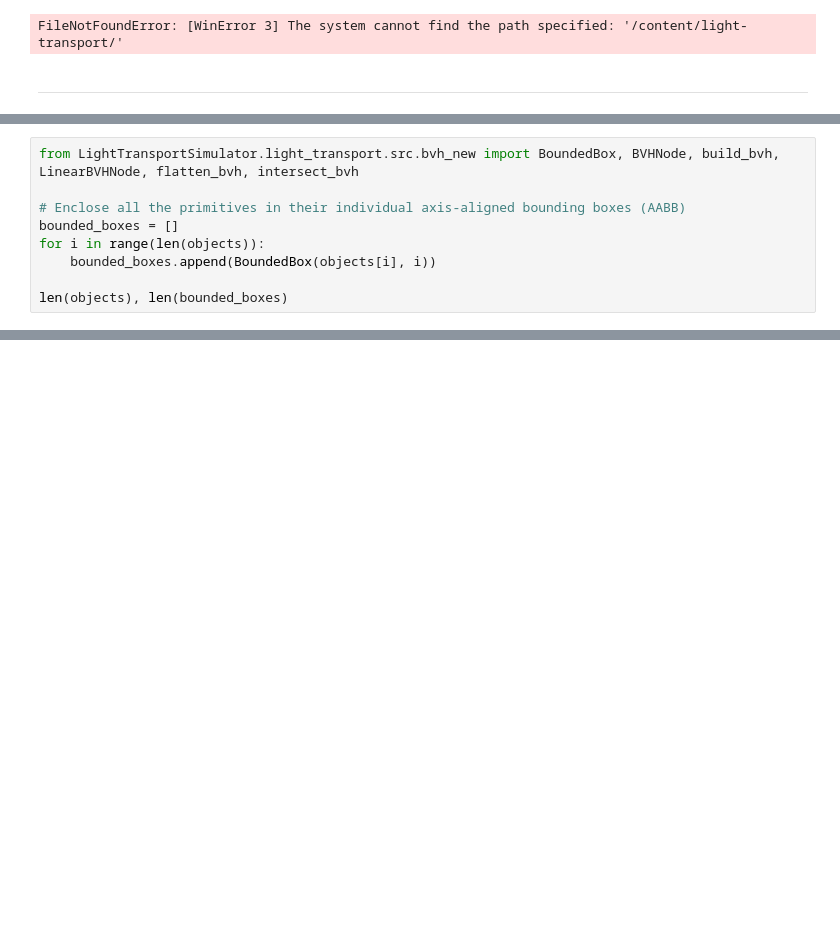
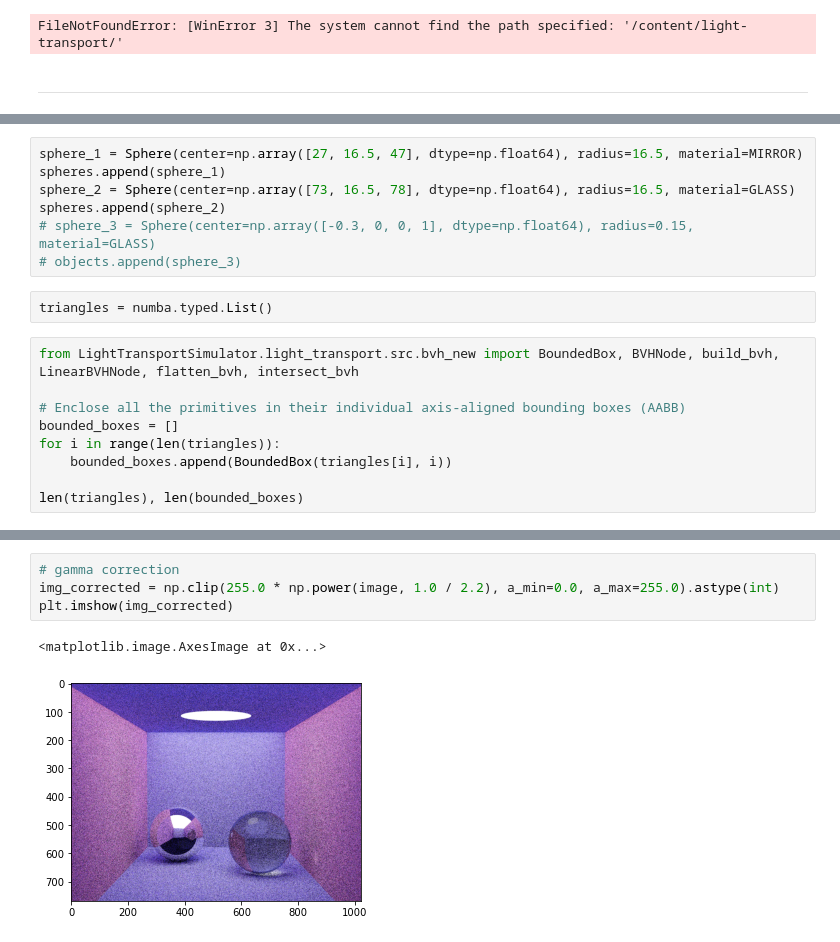
Before and after one commit to zhouyifan233/light-transport, a Jupyter notebook: LightTransportSimulator/light_transport/examples/LTS.ipynb, the cells around one changed output, grey strips where cells are left out. Saved outputs shown, nothing was run; the diff lists cells and outputs as text; blank space fills up the shorter version.

Commit message:
Changes for spheres, triangles and caustics

```diff
--- a/LightTransportSimulator/light_transport/examples/LTS.ipynb
+++ b/LightTransportSimulator/light_transport/examples/LTS.ipynb
@@ -164,10 +174,19 @@ scene = Scene(camera=camera, lights=light_sources, width=width, height=height, m
+# %%
+sphere_1 = Sphere(center=np.array([27, 16.5, 47], dtype=np.float64), radius=16.5, material=MIRROR)
+spheres.append(sphere_1)
+sphere_2 = Sphere(center=np.array([73, 16.5, 78], dtype=np.float64), radius=16.5, material=GLASS)
+spheres.append(sphere_2)
+# sphere_3 = Sphere(center=np.array([-0.3, 0, 0, 1], dtype=np.float64), radius=0.15, material=GLASS)
+# objects.append(sphere_3)
+# %%
+triangles = numba.typed.List()
 # %%
 from LightTransportSimulator.light_transport.src.bvh_new import BoundedBox, BVHNode, build_bvh, LinearBVHNode, flatten_bvh, intersect_bvh
 
 # Enclose all the primitives in their individual axis-aligned bounding boxes (AABB)
 bounded_boxes = []
-for i in range(len(objects)):
-    bounded_boxes.append(BoundedBox(objects[i], i))
+for i in range(len(triangles)):
+    bounded_boxes.append(BoundedBox(triangles[i], i))
 
-len(objects), len(bounded_boxes)
+len(triangles), len(bounded_boxes)
 # %% [output]
@@ -253,0 +257,7 @@ linear_bvh[6].second_child_offset
+# %%
+# gamma correction
+img_corrected = np.clip(255.0 * np.power(image, 1.0 / 2.2), a_min=0.0, a_max=255.0).astype(int)
+plt.imshow(img_corrected)
+# %% [output]
+<matplotlib.image.AxesImage at 0x...>
+[figure, added]
```
Also changed, not shown: parts of 29 cells of this notebook, 20 other files.
